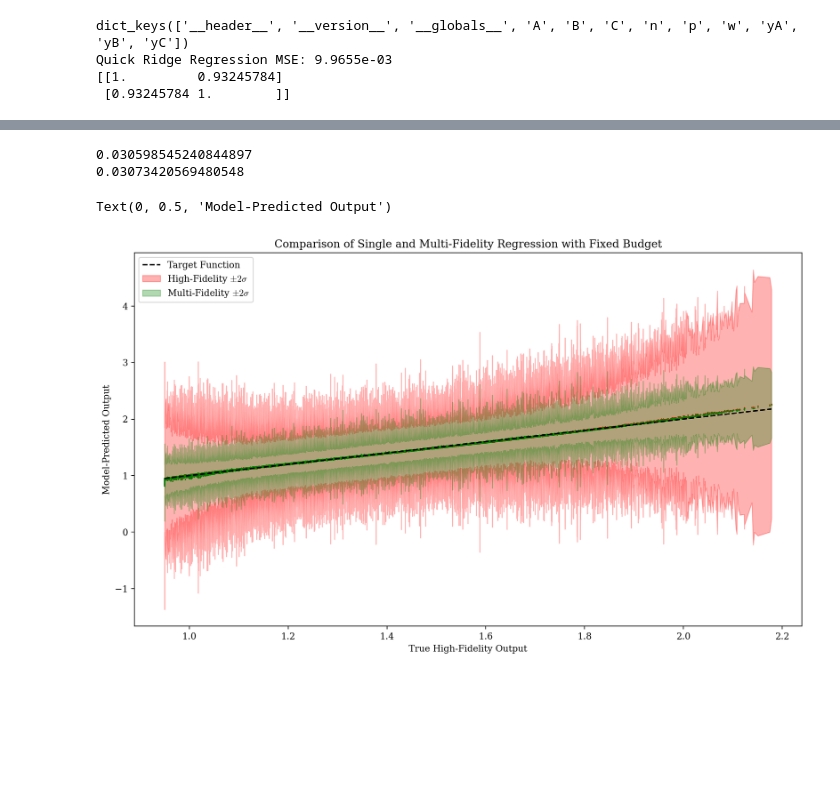
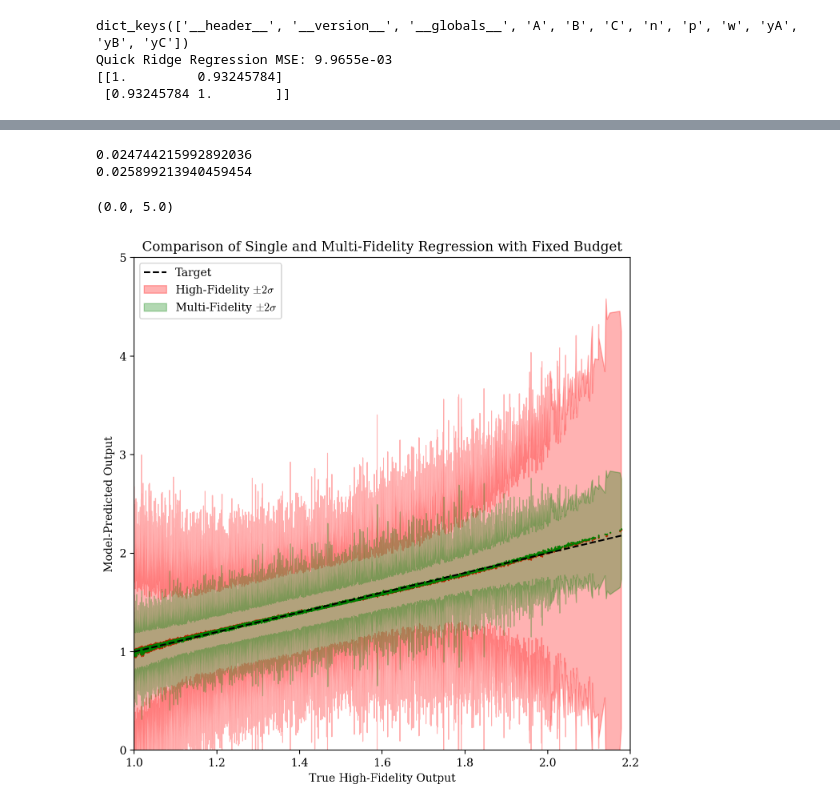
Before and after one commit to atticusdrex/MAGPI, a Jupyter notebook: SamplingOptimization/CDRLinReg.ipynb, the cells around one changed output, grey strips where cells are left out. Cells and saved outputs as stored; diff of their text form; code cells hidden in the pictures; blank space fills up the shorter version.

Commit message:
Updating Linear Regression and plots

```diff
--- a/SamplingOptimization/CDRLinReg.ipynb
+++ b/SamplingOptimization/CDRLinReg.ipynb
@@ -75,7 +75,7 @@ n_pilot = X_pilot.shape[0]
 
 # Defining budget and cost parameters
 B = 100
-c1, c2 = 10, 0.1
+c1, c2 = 10, 0.05
 # %%
 # Verifying MSE approximation with 100% high-fidelity samples
 n_1 = int(B / c1)
@@ -84,7 +84,7 @@ print("Using %d hf samples" % n_1)
 # Setting number of trials
 n_trials = 10000
 # Creating vector of Squared errors
-squared_errors = np.zeros(n_trials)
+hf_squared_errors = np.zeros(n_trials)
 hf_preds = np.zeros((n_pilot, n_trials))
 
 for i in tqdm(range(n_trials)):
@@ -102,10 +102,10 @@ for i in tqdm(range(n_trials)):
     yhat = X_pilot @ w + y1_mean
     hf_preds[:,i] = yhat.ravel()
     # Storing the MSE
-    squared_errors[i] = np.mean((yhat - y1_pilot)**2)
+    hf_squared_errors[i] = np.mean((yhat - y1_pilot)**2)
 
 # Printing final squared error
-print(np.mean(squared_errors))
+print(np.mean(hf_squared_errors))
 # Computing the theoretical mse
 mc_term = np.trace(Sigma_xx_inv @ Sigma_xy1) / n_1
 irreducible_term = var_y1 - Sigma_xy.T @ Sigma_xx_inv @ Sigma_xy
@@ -163,26 +163,28 @@ print(np.mean(squared_errors))
 mc_term = np.trace(Sigma_xx_inv @ (Sigma_xy1 - n_2 / (n_1 + n_2) * Sigma_xy12 @ np.linalg.lstsq(Sigma_xy2, Sigma_xy12.T,rcond=rcond)[0]) )/ n_1
 print(mc_term + irreducible_term)
 # %% [output]
-0.030598545240844897
-0.03073420569480548
+0.024744215992892036
+0.025899213940459454
 # %%
 inds = np.argsort(y1_pilot)
 hf_mean, hf_two_sigma = hf_preds.mean(axis=1), 2*hf_preds.std(axis=1)
 mf_mean, mf_two_sigma = mf_preds.mean(axis=1), 2*mf_preds.std(axis=1)
 # %%
 
-plt.figure(figsize=(13.33,7.5), dpi = 200)
-plt.plot(y1_pilot[inds], y1_pilot[inds], label = "Target Function", linestyle = 'dashed', color = 'black')
+plt.figure(figsize=(8,8), dpi = 200)
+plt.plot(y1_pilot[inds], y1_pilot[inds], label = "Target", linestyle = 'dashed', color = 'black')
 plt.fill_between(y1_pilot[inds], hf_mean[inds] - hf_two_sigma[inds], hf_mean[inds]+ hf_two_sigma[inds], color = 'red', alpha = 0.3, label = "High-Fidelity $\\pm 2 \\sigma$")
 plt.scatter(y1_pilot[inds], hf_mean[inds] , color = 'red', s = 0.05)
 
 plt.fill_between(y1_pilot[inds], mf_mean[inds] - mf_two_sigma[inds], mf_mean[inds]+ mf_two_sigma[inds], color = 'green', alpha = 0.3, label = "Multi-Fidelity $\\pm 2 \\sigma$")
 plt.scatter(y1_pilot[inds], mf_mean[inds] , color = 'green', s = 0.05)
 
 plt.legend()
 plt.title("Comparison of Single and Multi-Fidelity Regression with Fixed Budget")
 plt.xlabel("True High-Fidelity Output")
 plt.ylabel("Model-Predicted Output")
+plt.xlim([1.0, 2.2])
+plt.ylim([0.0, 5])
 # %% [output]
-Text(0, 0.5, 'Model-Predicted Output')
+(0.0, 5.0)
-[figure, old version]
+[figure, new version]
```
Also changed, not shown: parts of 7 cells of this notebook, 5 other files.
